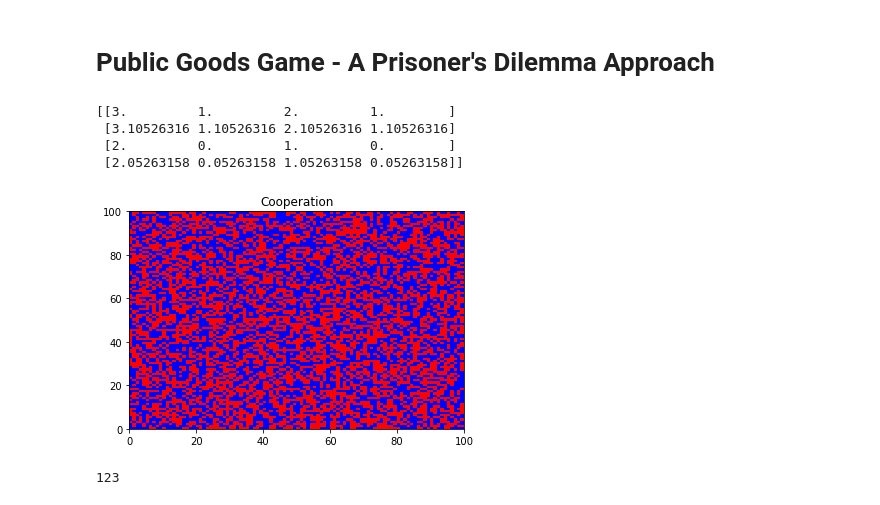
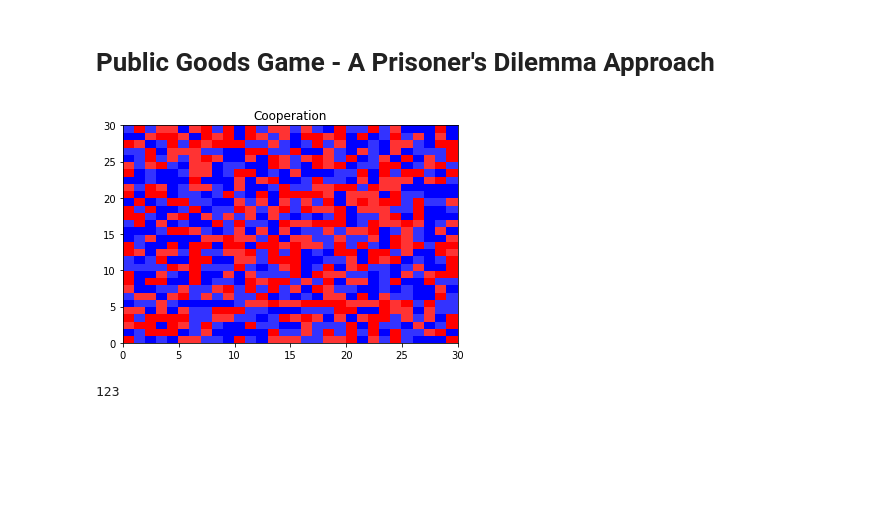
Before and after one commit to KgPergher98/Agent_Based_Modeling, a Jupyter notebook: Public Goods Game/Public_Goods_Game_Python.ipynb, the cells around one changed output. Drawn from its saved outputs; the diff is of its cells as text; code cells hidden in the pictures; blank space fills up the shorter version.

Commit message:
20/07 PGG: Colors

```diff
--- a/Public Goods Game/Public_Goods_Game_Python.ipynb
+++ b/Public Goods Game/Public_Goods_Game_Python.ipynb
@@ -24,13 +24,14 @@ class PublicGoodsModel():
         plot_grid_strat = np.zeros((self.width, self.height),dtype=np.float64)
         for x in range(self.width):
             for y in range(self.height):
-                plot_grid_strat[x][y] = self.grid[x][y].strategy
+                plot_grid_strat[x][y] = self.grid[x][y].strategy*2 + self.grid[x][y].status
         x = np.arange(self.width + 1)
         y = np.arange(self.height + 1)
         fig, ax = plt.subplots()
         ax.set_title('Cooperation')
-        cMap = c.ListedColormap(['r','b'])
-        ax.pcolormesh(x, y, plot_grid_strat, shading='flat', vmin=0, vmax=1, cmap=cMap)
+        #cMap = c.ListedColormap(['r','b'])
+        cMap = c.ListedColormap([(1,0.2,0.2),(1,0,0),(0.2,0.2,1),(0,0,1)])
+        ax.pcolormesh(x, y, plot_grid_strat, shading='flat', vmin=0, vmax=3, cmap=cMap)
 
     def __init__(self, density, width, height, r_factor, density_def, richness_rate, R1=1, R2=1):
         self.grid = np.zeros((width, height),dtype=EconomicAgent)
@@ -46,7 +47,7 @@ class PublicGoodsModel():
             for y in range(self.height):
                 fate = random.uniform(0,1)
                 coop_defect = random.uniform(0,1)
-                if fate <= richness_rate:
+                if fate > richness_rate:
                     fate = 0 # Poor Agent
                 else:
                     fate = 1 # Rich Agent
@@ -101,22 +102,18 @@ class PublicGoodsModel():
         self.payoff_m[0][1] =  (self.c_pay)       # CD RICH-RICH 1,1,1,0
         self.payoff_m[0][2] =  self.c_pay + 1     # CC RICH-POOR 1,0,1,1
         self.payoff_m[0][3] =  self.c_pay         # CD RICH-POOR 1,0,1,0
-
         self.payoff_m[1][0] =  (self.c_pay*self.b_pay) + self.b_pay + self.c_pay # DC RICH-RICH 1,1,0,1
         self.payoff_m[1][1] =  (self.c_pay*self.b_pay) + self.b_pay - 1          # DD RICH-RICH 1,1,0,0
         self.payoff_m[1][2] =  (self.c_pay*self.b_pay) + self.b_pay              # DC RICH-POOR 1,0,0,1
         self.payoff_m[1][3] =  (self.c_pay*self.b_pay) + self.b_pay - 1          # DD RICH-POOR 1,0,0,0
-
         self.payoff_m[2][0] =  self.c_pay + 1 # CC POOR-RICH
         self.payoff_m[2][1] =  0              # CD POOR-RICH
         self.payoff_m[2][2] =  1              # CC POOR-POOR
         self.payoff_m[2][3] =  0              # CD POOR-POOR
-
         self.payoff_m[3][0] =  self.b_pay + self.c_pay # DC POOR-RICH
         self.payoff_m[3][1] =  self.b_pay - 1          # DD POOR-RICH
         self.payoff_m[3][2] =  self.b_pay              # DC POOR-POOR
         self.payoff_m[3][3] =  self.b_pay - 1          # DD POOR-POOR
-        print(self.payoff_m)
 
     def payoff_position(status, strat):
         if status: # RICH GUY
@@ -240,14 +237,10 @@ class EconomicAgent():
     def get_coord(self):
         return self.x, self.y
 # %%
-model = PublicGoodsModel(density=1, width=100, height=100, r_factor=1.9, density_def=0.5, richness_rate=0.5, R1=1, R2=2)
+model = PublicGoodsModel(density=1, width=30, height=30, r_factor=1.9, density_def=0.5, richness_rate=0.5, R1=1, R2=2)
 model.plot_grid_strategy()
 # %% [output]
-[[3.         1.         2.         1.        ]
- [3.10526316 1.10526316 2.10526316 1.10526316]
- [2.         0.         1.         0.        ]
- [2.05263158 0.05263158 1.05263158 0.05263158]]
-[figure, old version]
+[figure, new version]
 # %%
 for x in range(1000):
     modeling = model.step()
```
